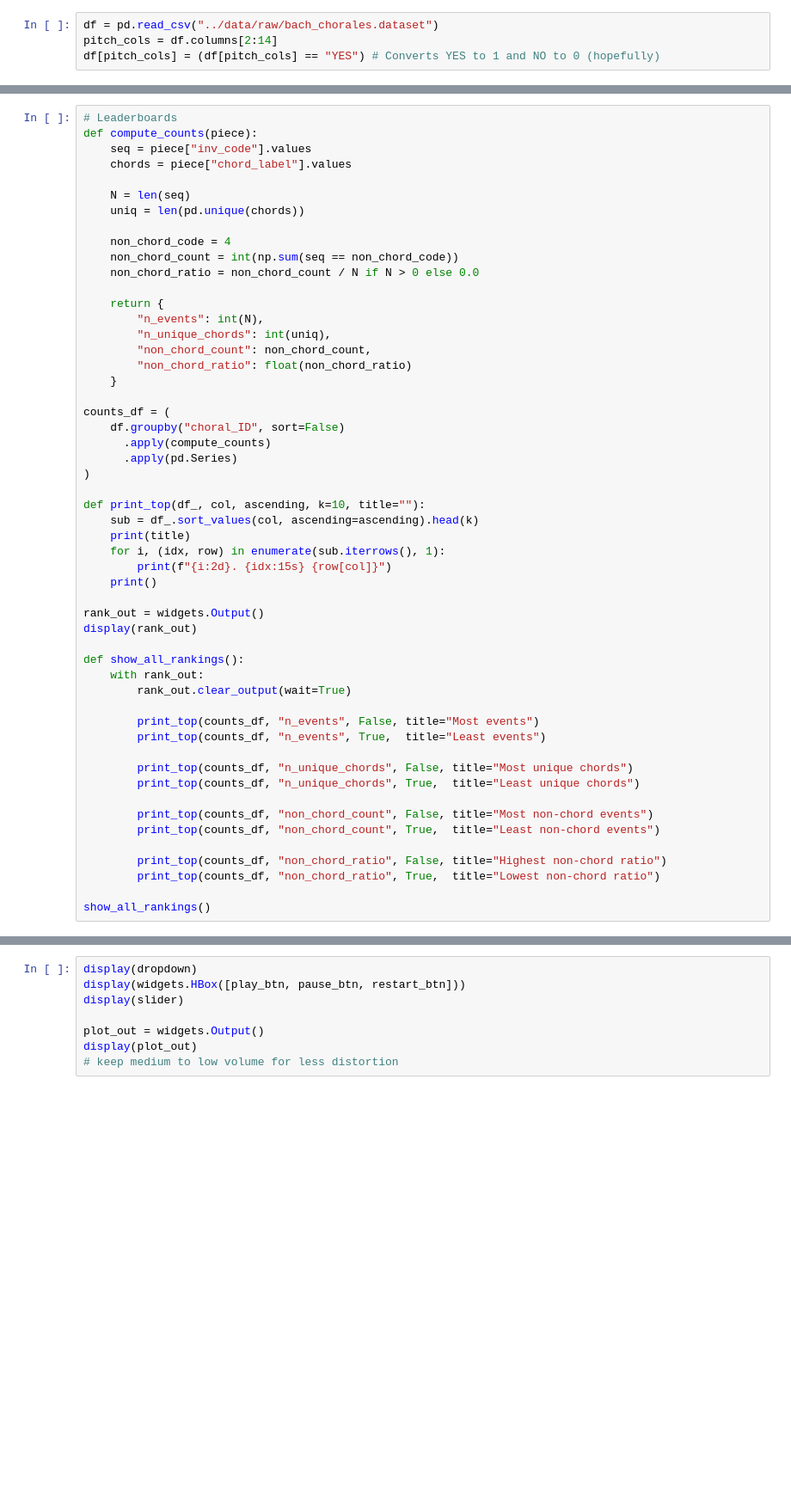
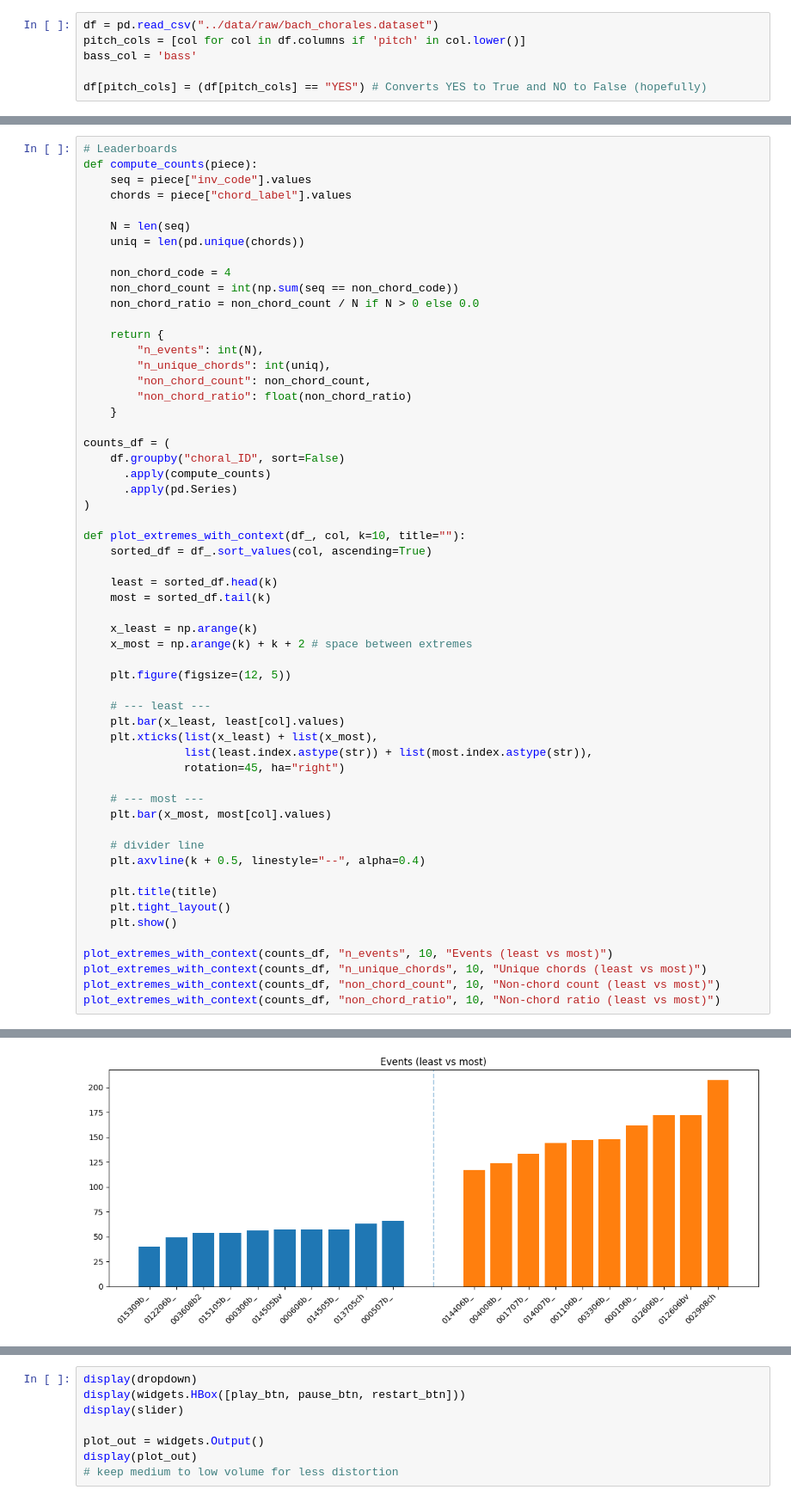
Before and after one commit to ManMls/fas-bach-chorales, a Jupyter notebook: notebook/Bach_chorales_analysis.ipynb, the cells around one changed output, grey strips where cells are left out. Shown at 86% size. Cells and saved outputs as stored; diff of their text form; blank space fills up the shorter version.

```diff
--- a/notebook/Bach_chorales_analysis.ipynb
+++ b/notebook/Bach_chorales_analysis.ipynb
@@ -14,7 +17,9 @@ sys.path.append("../scripts/python/")
 # %%
 df = pd.read_csv("../data/raw/bach_chorales.dataset")
-pitch_cols = df.columns[2:14]
-df[pitch_cols] = (df[pitch_cols] == "YES") # Converts YES to 1 and NO to 0 (hopefully)
+pitch_cols = [col for col in df.columns if 'pitch' in col.lower()]
+bass_col = 'bass'
+
+df[pitch_cols] = (df[pitch_cols] == "YES") # Converts YES to True and NO to False (hopefully)
 # %%
 import sounddevice as sd
 import threading
@@ -180,31 +193,35 @@ counts_df = (
       .apply(pd.Series)
 )
 
-def print_top(df_, col, ascending, k=10, title=""):
-    sub = df_.sort_values(col, ascending=ascending).head(k)
-    print(title)
-    for i, (idx, row) in enumerate(sub.iterrows(), 1):
-        print(f"{i:2d}. {idx:15s} {row[col]}")
-    print()
+def plot_extremes_with_context(df_, col, k=10, title=""):
+    sorted_df = df_.sort_values(col, ascending=True)
 
-rank_out = widgets.Output()
-display(rank_out)
+    least = sorted_df.head(k)
+    most = sorted_df.tail(k)
 
-def show_all_rankings():
-    with rank_out:
-        rank_out.clear_output(wait=True)
+    x_least = np.arange(k)
+    x_most = np.arange(k) + k + 2 # space between extremes
 
-        print_top(counts_df, "n_events", False, title="Most events")
-        print_top(counts_df, "n_events", True,  title="Least events")
+    plt.figure(figsize=(12, 5))
 
-        print_top(counts_df, "n_unique_chords", False, title="Most unique chords")
-        print_top(counts_df, "n_unique_chords", True,  title="Least unique chords")
+    # --- least ---
+    plt.bar(x_least, least[col].values)
+    plt.xticks(list(x_least) + list(x_most),
+               list(least.index.astype(str)) + list(most.index.astype(str)),
+               rotation=45, ha="right")
 
-        print_top(counts_df, "non_chord_count", False, title="Most non-chord events")
-        print_top(counts_df, "non_chord_count", True,  title="Least non-chord events")
+    # --- most ---
+    plt.bar(x_most, most[col].values)
 
-        print_top(counts_df, "non_chord_ratio", False, title="Highest non-chord ratio")
-        print_top(counts_df, "non_chord_ratio", True,  title="Lowest non-chord ratio")
+    # divider line
+    plt.axvline(k + 0.5, linestyle="--", alpha=0.4)
 
-show_all_rankings()
+    plt.title(title)
+    plt.tight_layout()
+    plt.show()
+
+plot_extremes_with_context(counts_df, "n_events", 10, "Events (least vs most)")
+plot_extremes_with_context(counts_df, "n_unique_chords", 10, "Unique chords (least vs most)")
+plot_extremes_with_context(counts_df, "non_chord_count", 10, "Non-chord count (least vs most)")
+plot_extremes_with_context(counts_df, "non_chord_ratio", 10, "Non-chord ratio (least vs most)")
 # %% [output]
@@ -211,0 +228 @@ show_all_rankings()
+[figure, added]
```
Also changed, not shown: parts of 5 cells of this notebook, 2 other files.
